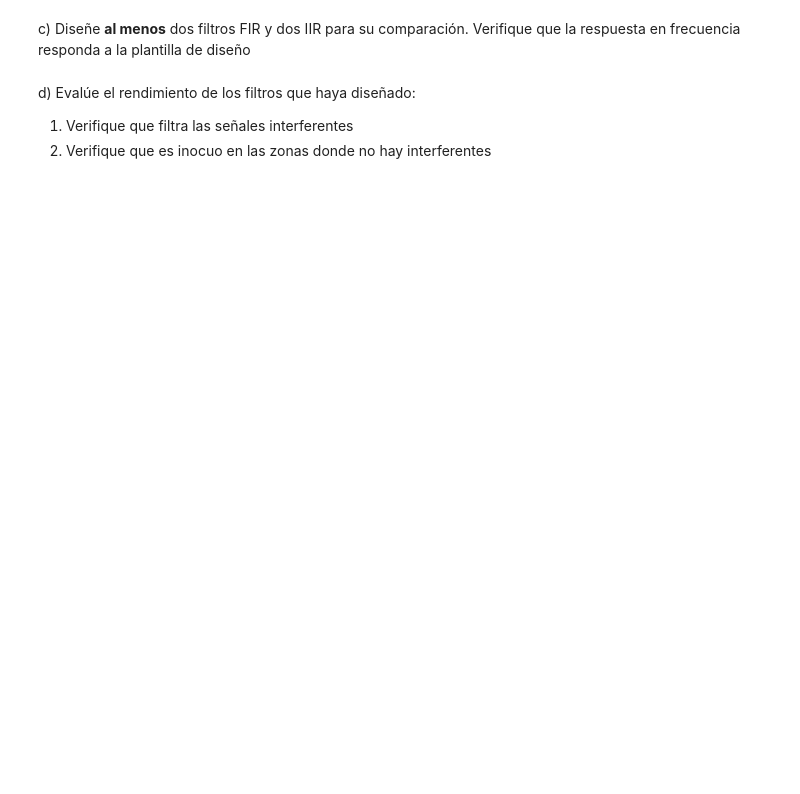
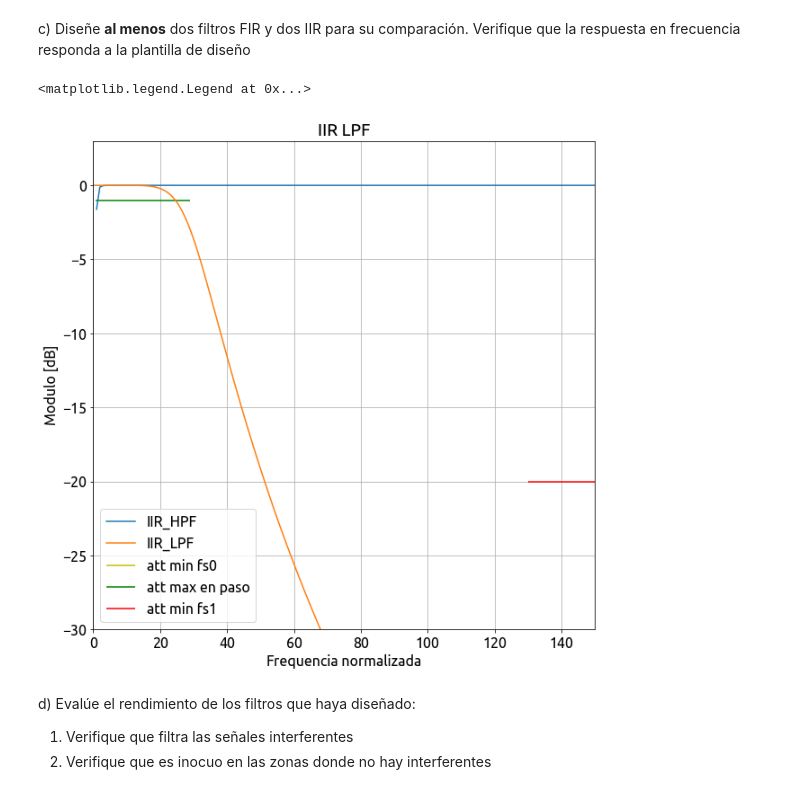
Before and after one commit to fcatuogno/PDS_TPs, a Jupyter notebook: TP4 - Filtrado.ipynb, the cells around one changed output. Cells and saved outputs as stored; diff of their text form; code cells hidden in the pictures; blank space fills up the shorter version.

```diff
--- a/TP4 - Filtrado.ipynb
+++ b/TP4 - Filtrado.ipynb
@@ -177,3 +254,51 @@ c) Diseñe **al menos** dos filtros FIR y dos IIR para su comparación. Verifiqu
+# %%
+
+##########################################
+# Acá podés generar los gráficos pedidos #
+##########################################
+fs = 1000
+
+fs0 = 0.1 # fin de la banda de detenida 0
+fc0 = 0.8   # comienzo de la banda de paso
+fc1 = 29 # fin de la banda de paso - Se corre ligeramente a una frec mayor de la calculada
+fs1 = 130 # comienzo de la banda de detenida 1
+
+att_min_fs0 = 20 #db
+ripple_max = 1 #dB - finalmente no influye en IIR ya que se plantean filtros butter
+att_min_fs1 = 20 #db - Valor modificado tras pruebas de un primer experimento
+
+#Se resuelve pasabanda colocando en cascada un LPF y un HPF
+
+#IIR HPF
+#Se plantea un segundo orden para cumplir plantilla
+num_hpf_iir,den_hpf_iir= sig.iirfilter(2, Wn=fc0, rp=ripple_max, rs=att_min_fs0, btype='highpass', analog=False, ftype='butter', output='ba', fs=fs)
+ww, hh = sig.freqz(num_hpf_iir,den_hpf_iir,fs=fs)
+
+plt.figure()
+plt.plot(ww, 20 * np.log10(abs(hh)), label='IIR_HPF')
+plt.hlines(-att_min_fs0,0,fs0,color='y',label='att min fs0')
+plt.hlines(-ripple_max,fc0,fc1,color='g',label='att max en paso')
+plt.title('IIR LPF')
+plt.xlabel('Frequencia normalizada')
+
+#IRR LPF
+#Inicialemnte se planteó un orden 2 para cumplir lo planteado por la plantilla, luego de ver los resultados
+#experimentales se decidio mejorarlo llevandolo a un orden 4
+num_lpf_iir,den_lpf_iir= sig.iirfilter(4, Wn=fc1, rp=ripple_max, rs=att_min_fs1, btype='lowpass', analog=False, ftype='butter', output='ba', fs=fs)
+ww, hh = sig.freqz(num_lpf_iir,den_lpf_iir,fs=fs)
+
+plt.plot(ww, 20 * np.log10(abs(hh)), label='IIR_LPF')
+plt.hlines(-att_min_fs1,fs1,fs/2,color='r',label='att min fs1')
+plt.title('IIR LPF')
+plt.xlabel('Frequencia normalizada')
+plt.ylabel('Modulo [dB]')
+plt.xlim(0,150)
+plt.ylim(-30,3)
+plt.grid(which='both', axis='both')
+plt.legend()
+# %% [output]
+<matplotlib.legend.Legend at 0x...>
+[figure, added]
 # %% [markdown]
 d) Evalúe el rendimiento de los filtros que haya diseñado:
 
```
Also changed, not shown: parts of 8 cells of this notebook.
